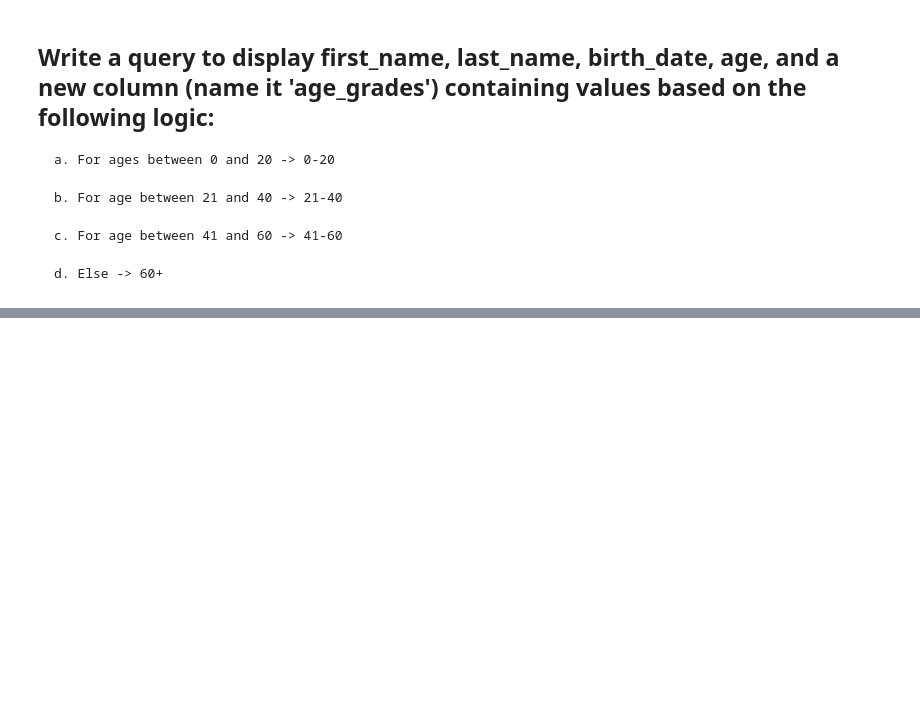
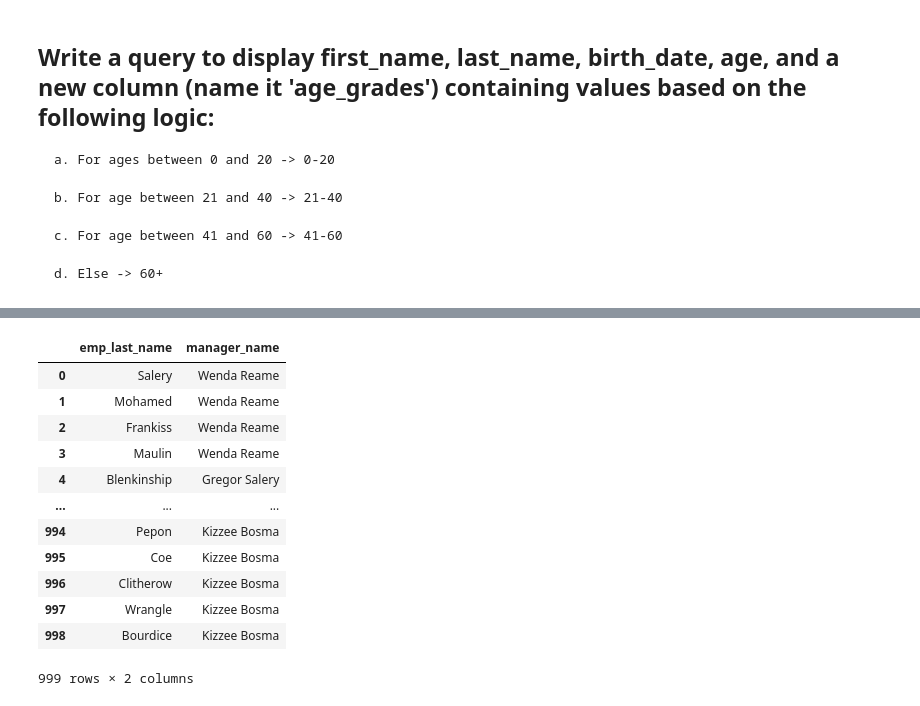
Before and after one commit to jubair-anik/sql_exercise, a Jupyter notebook: hr_database.ipynb, the cells around one changed output, grey strips where cells are left out. Drawn from its saved outputs; the diff is of its cells as text; code cells hidden in the pictures; blank space fills up the shorter version.

Commit message:
scalar and self join function

```diff
--- a/hr_database.ipynb
+++ b/hr_database.ipynb
@@ -403,0 +442,23 @@ df13
+# %%
+q14="""
+select e.last_name as emp_last_name, concat(m.first_name," ",m.last_name) as manager_name
+from employees e
+join employees m
+on e.manager_id=m.id
+"""
+df14=pd.read_sql(q14,engine)
+df14
+# %% [output]
+|  | emp_last_name | manager_name |
+| 0 | Salery | Wenda Reame |
+| 1 | Mohamed | Wenda Reame |
+| 2 | Frankiss | Wenda Reame |
+| 3 | Maulin | Wenda Reame |
+| 4 | Blenkinship | Gregor Salery |
+| ... | ... | ... |
+| 994 | Pepon | Kizzee Bosma |
+| 995 | Coe | Kizzee Bosma |
+| 996 | Clitherow | Kizzee Bosma |
+| 997 | Wrangle | Kizzee Bosma |
+| 998 | Bourdice | Kizzee Bosma |
+999 rows × 2 columns
```
Also changed, not shown: parts of 12 cells of this notebook.
